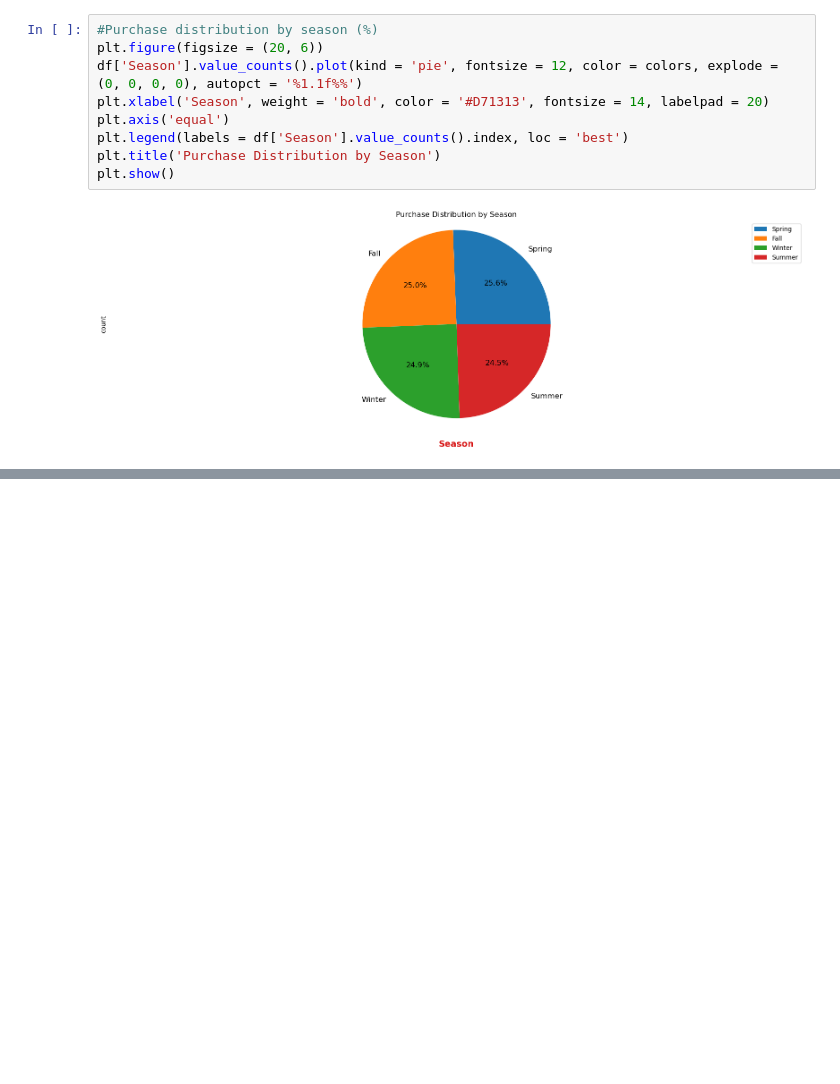
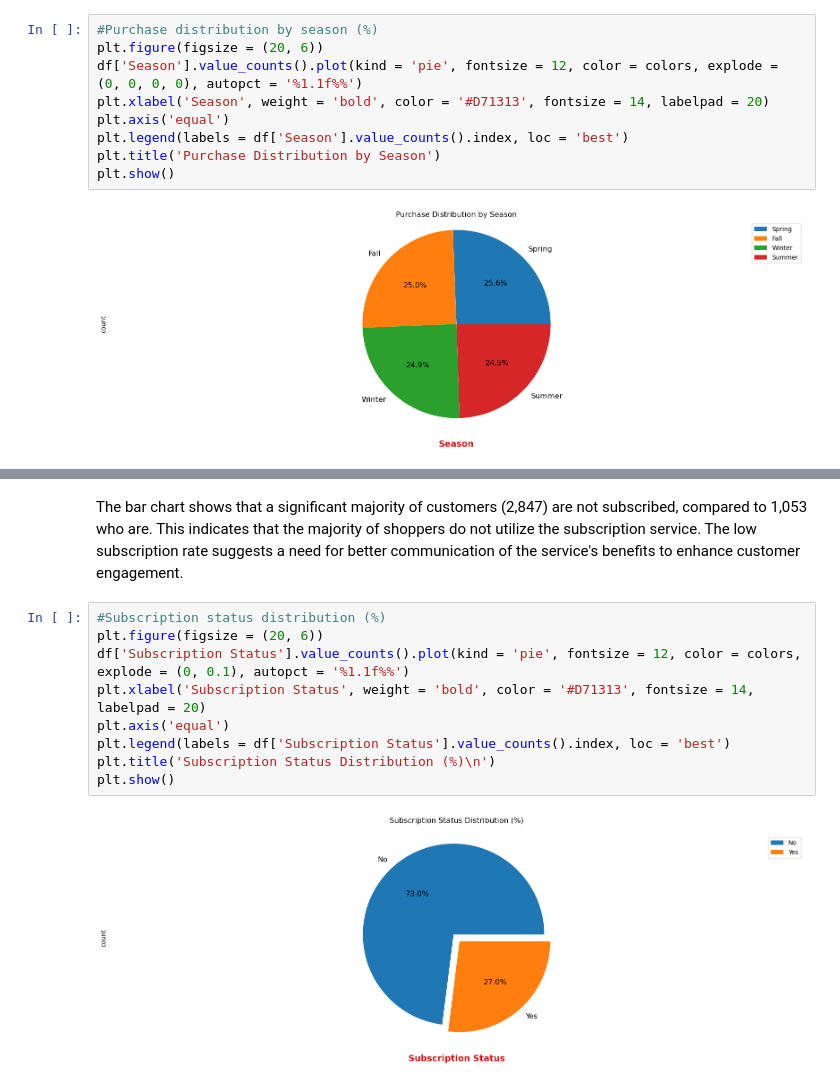
Before and after one commit to noahnoahnoahtran/project18-shopping-trend-analysis, a Jupyter notebook: shopping_trend_analysis.ipynb, the cells around one changed output, grey strips where cells are left out. Cells and saved outputs as stored; diff of their text form; blank space fills up the shorter version.

```diff
--- a/shopping_trend_analysis.ipynb
+++ b/shopping_trend_analysis.ipynb
@@ -278,0 +295,13 @@ Further supporting the previous analysis, the pie chart proves an almost equal d
+# %% [markdown]
+The bar chart shows that a significant majority of customers (2,847) are not subscribed, compared to 1,053 who are. This indicates that the majority of shoppers do not utilize the subscription service. The low subscription rate suggests a need for better communication of the service's benefits to enhance customer engagement.
+# %%
+#Subscription status distribution (%)
+plt.figure(figsize = (20, 6))
+df['Subscription Status'].value_counts().plot(kind = 'pie', fontsize = 12, color = colors, explode = (0, 0.1), autopct = '%1.1f%%')
+plt.xlabel('Subscription Status', weight = 'bold', color = '#D71313', fontsize = 14, labelpad = 20)
+plt.axis('equal')
+plt.legend(labels = df['Subscription Status'].value_counts().index, loc = 'best')
+plt.title('Subscription Status Distribution (%)\n')
+plt.show()
+# %% [output]
+[figure, added]
```
Also changed, not shown: parts of 8 cells of this notebook.
